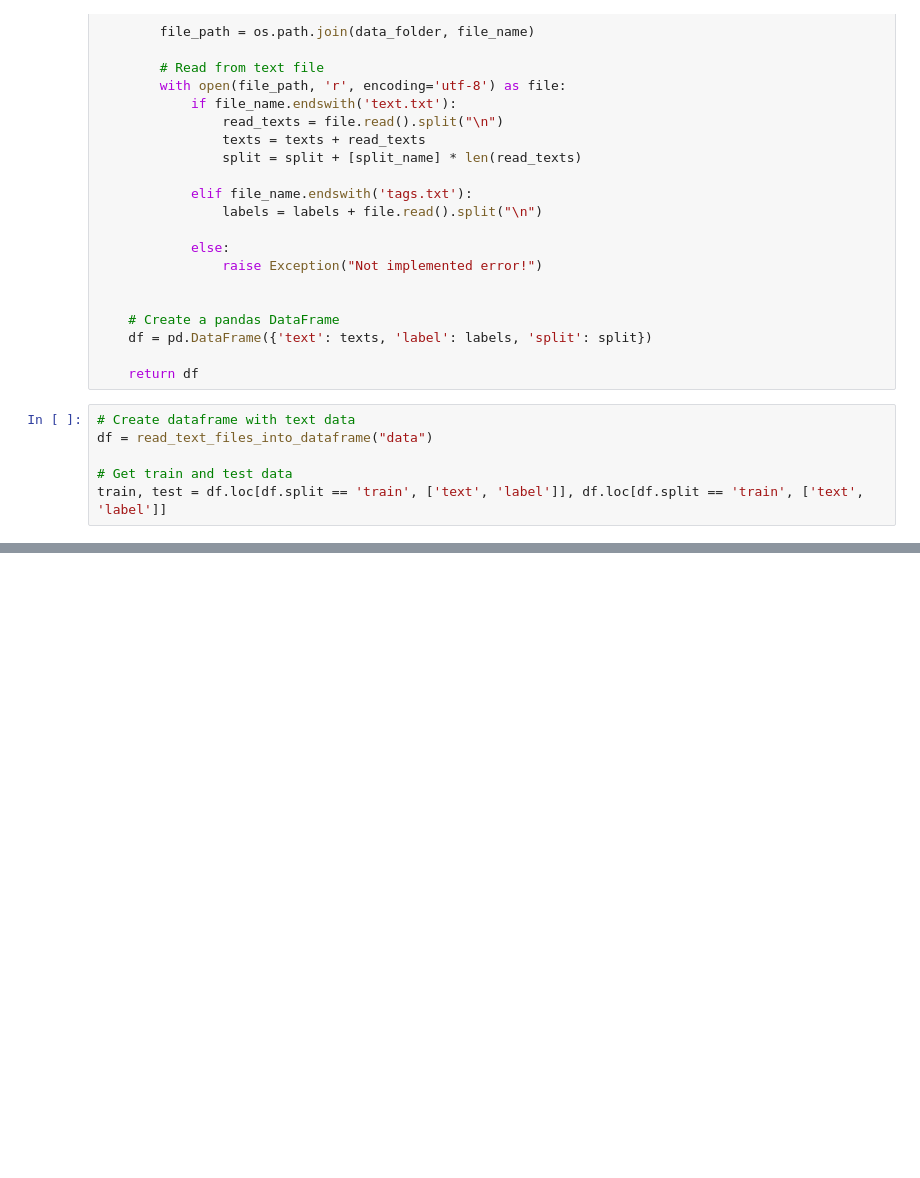
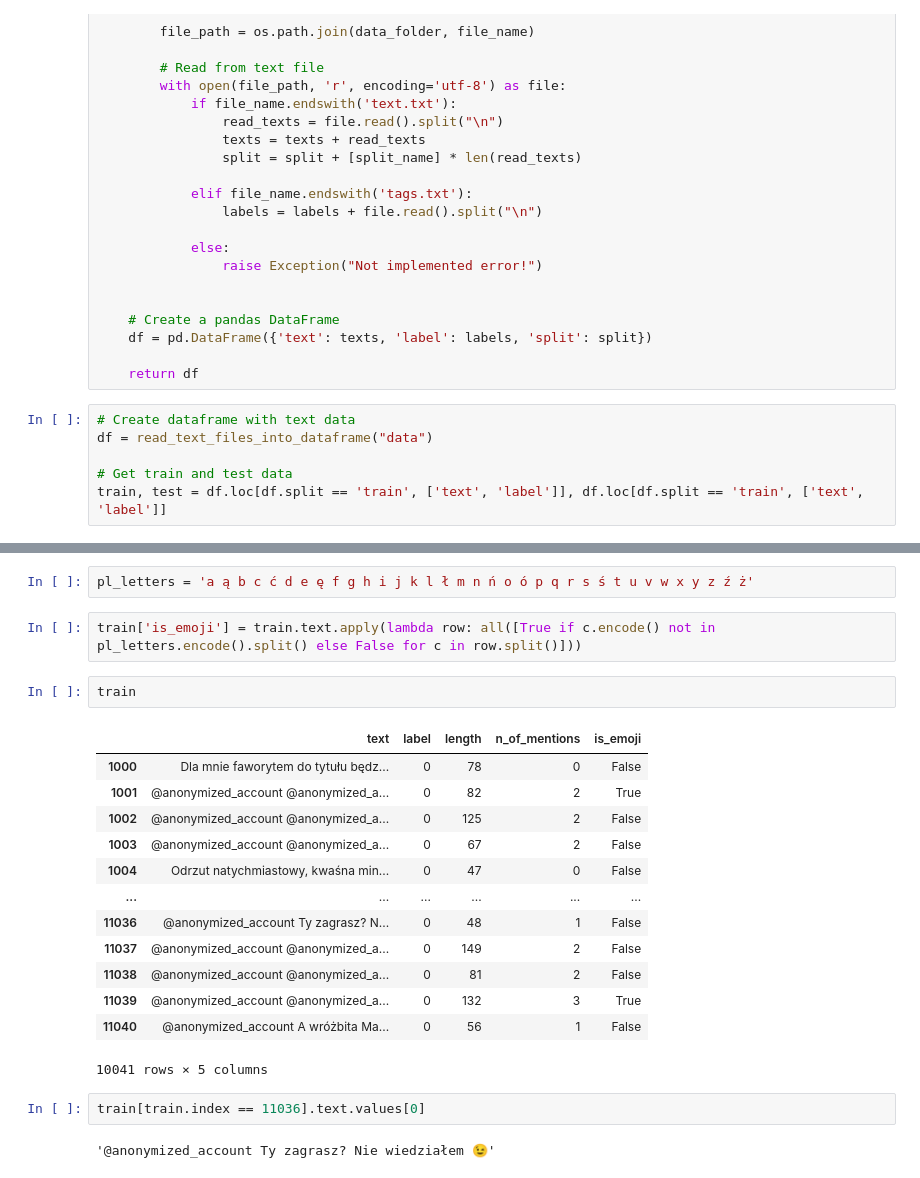
Before and after one commit to szpwski/nlp_poleval_text_classification, a Jupyter notebook: eda.ipynb, the cells around one changed output, grey strips where cells are left out. Cells and saved outputs as stored; diff of their text form; blank space fills up the shorter version.

```diff
--- a/eda.ipynb
+++ b/eda.ipynb
@@ -56,0 +89,24 @@ Name: count, dtype: int64
+# %%
+pl_letters = 'a ą b c ć d e ę f g h i j k l ł m n ń o ó p q r s ś t u v w x y z ź ż'
+# %%
+train['is_emoji'] = train.text.apply(lambda row: all([True if c.encode() not in pl_letters.encode().split() else False for c in row.split()]))
+# %%
+train
+# %% [output]
+|  | text | label | length | n_of_mentions | is_emoji |
+| 1000 | Dla mnie faworytem do tytułu będz... | 0 | 78 | 0 | False |
+| 1001 | @anonymized_account @anonymized_a... | 0 | 82 | 2 | True |
+| 1002 | @anonymized_account @anonymized_a... | 0 | 125 | 2 | False |
+| 1003 | @anonymized_account @anonymized_a... | 0 | 67 | 2 | False |
+| 1004 | Odrzut natychmiastowy, kwaśna min... | 0 | 47 | 0 | False |
+| ... | ... | ... | ... | ... | ... |
+| 11036 | @anonymized_account Ty zagrasz? N... | 0 | 48 | 1 | False |
+| 11037 | @anonymized_account @anonymized_a... | 0 | 149 | 2 | False |
+| 11038 | @anonymized_account @anonymized_a... | 0 | 81 | 2 | False |
+| 11039 | @anonymized_account @anonymized_a... | 0 | 132 | 3 | True |
+| 11040 | @anonymized_account A wróżbita Ma... | 0 | 56 | 1 | False |
+10041 rows × 5 columns
+# %%
+train[train.index == 11036].text.values[0]
+# %% [output]
+'@anonymized_account Ty zagrasz? Nie wiedziałem 😉'
```
Also changed, not shown: parts of 10 cells of this notebook.
